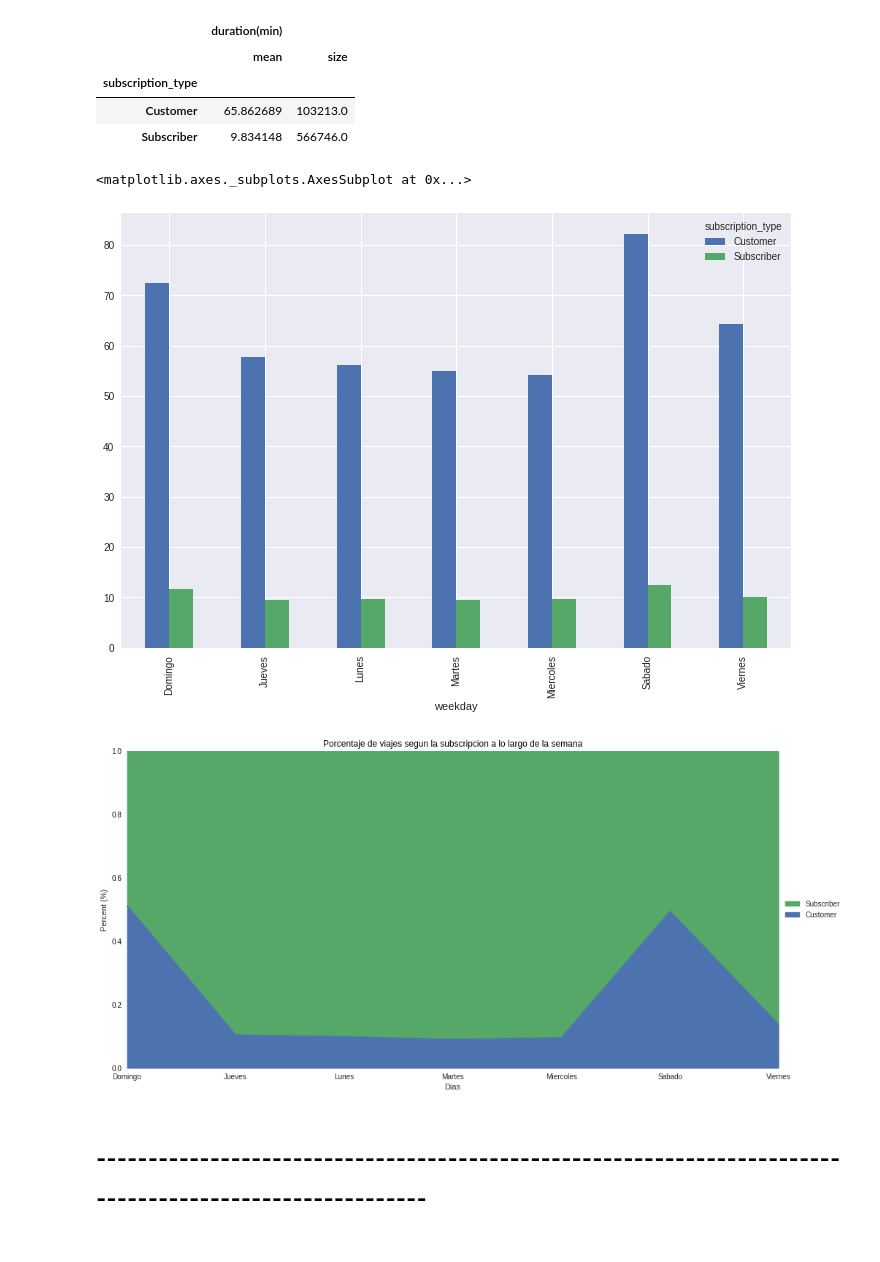
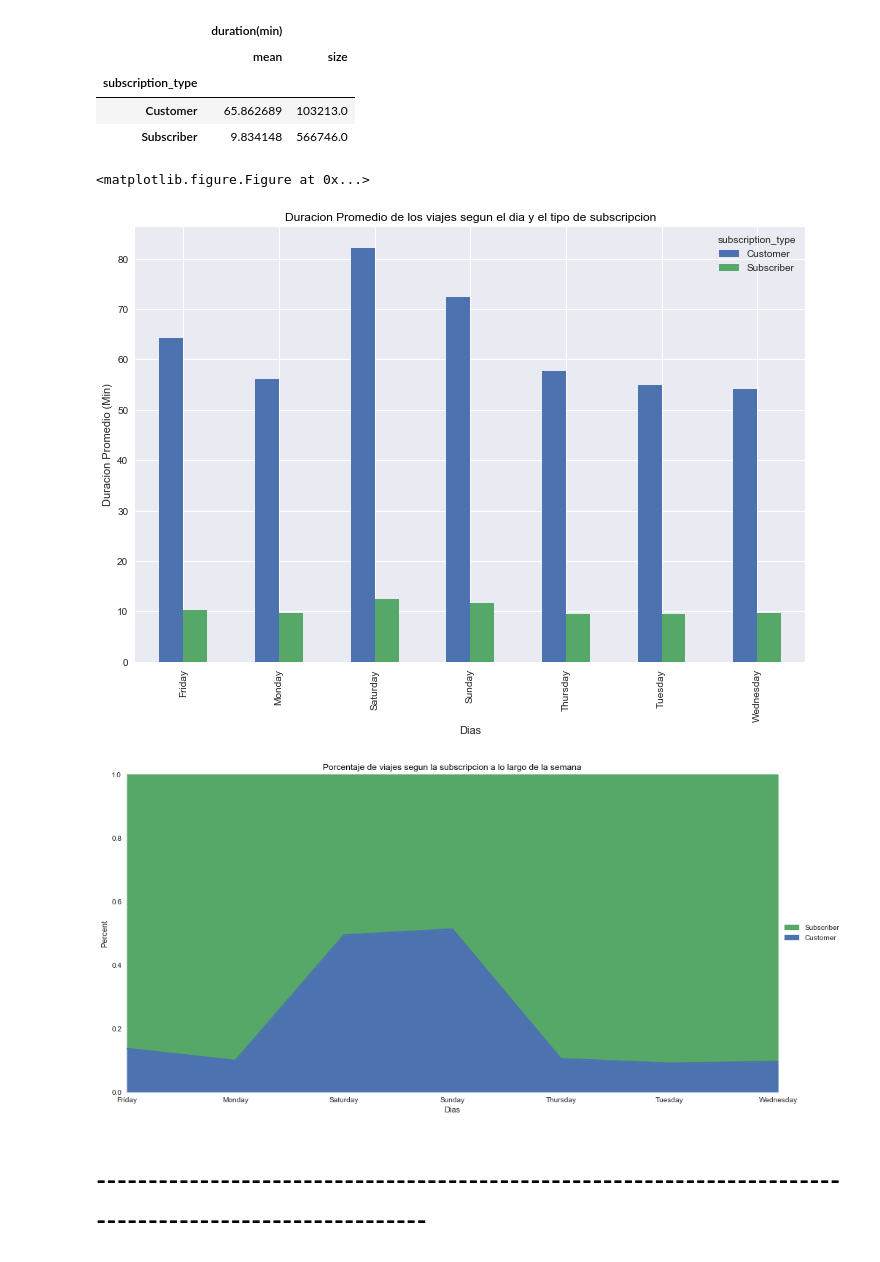
Before and after one commit to hernantain/Analisis-San-Francisco, a Jupyter notebook: analisis.ipynb, the cells around one changed output. Cells and saved outputs as stored; diff of their text form; code cells hidden in the pictures.

```diff
--- a/analisis.ipynb
+++ b/analisis.ipynb
@@ -247,0 +251,2 @@ cloudy_stats.groupby('cloud_cover').mean()['duration(min)'].plot(figsize=(14,4))
+# %%
+trip_meta['month'] = trip_meta.start_date.apply(lambda x: x.month)
@@ -421,38 +444,44 @@ subscription_trips
 | Subscriber | 9.834148 | 566746.0 |
 # %%
 subscription_trips2 = trip_meta.loc[:,['duration(min)','subscription_type','start_date2']]
-subscription_trips2['weekday'] = subscription_trips2['start_date2'].apply(lambda x: x.weekday())
-subscription_trips2['weekday'] = subscription_trips2['weekday'].apply(lambda x: dia[x])
-subscription_trips2 = subscription_trips2.loc[:,['duration(min)','subscription_type','weekday']].groupby(['weekday','subscription_type']).agg([np.mean])
+subscription_trips2['weekday'] = subscription_trips2['start_date2'].apply(lambda x: x.strftime("%A"))
+subscription_trips2 = subscription_trips2.loc[:,['duration(min)','subscription_type','weekday']].\
+                                                    groupby(['weekday','subscription_type']).agg([np.mean])
 subscription_trips2 = pd.DataFrame(subscription_trips2.to_records())
 subscription_trips2.columns = ['weekday','subscription_type','Avg Trip']
 subscription_trips2 = pd.pivot_table(subscription_trips2,values='Avg Trip',columns='subscription_type',index='weekday')
-subscription_trips2.plot.bar(figsize=(12,8))
-# Agregar que hay en el eje Y o un titulo del grafico
+
+f = plt.figure()
+ax = subscription_trips2.plot.bar(figsize=(12,8))
+plt.title('Duracion Promedio de los viajes segun el dia y el tipo de subscripcion', color='black')
+ax.set_ylabel('Duracion Promedio (Min)');
+ax.set_xlabel('Dias');
+plt.show()
 # %% [output]
-<matplotlib.axes._subplots.AxesSubplot at 0x...>
+<matplotlib.figure.Figure at 0x...>
-[figure, old version]
+[figure, new version]
 # %%
 subscription_trips3 = trip_meta.loc[:,['duration(min)','subscription_type','start_date2']]
-subscription_trips3['weekday'] = subscription_trips3['start_date2'].apply(lambda x: x.weekday())
-subscription_trips3['weekday'] = subscription_trips3['weekday'].apply(lambda x: dia[x])
-subscription_trips3 = subscription_trips3.loc[:,['duration(min)','subscription_type','weekday']].groupby(['weekday','subscription_type']).agg([np.size])
+subscription_trips3['weekday'] = subscription_trips3['start_date2'].apply(lambda x: x.strftime("%A"))
+subscription_trips3 = subscription_trips3.loc[:,['duration(min)','subscription_type','weekday']].\
+                                        groupby(['weekday','subscription_type']).agg([np.size])
 subscription_trips3 = pd.DataFrame(subscription_trips3.to_records())
 subscription_trips3.columns = ['weekday','subscription_type','trips']
-subscription_trips3 = pd.pivot_table(subscription_trips3,values='trips',columns='subscription_type',index='weekday')
+subscription_trips3 = pd.pivot_table(
+                            subscription_trips3,values='trips',columns='subscription_type',index='weekday')
 subscription_trips3 = subscription_trips3.divide(subscription_trips3.sum(axis=1),axis=0)
 
 f = plt.figure()
 plt.title('Porcentaje de viajes segun la subscripcion a lo largo de la semana', color='black')
 ax = subscription_trips3.plot(kind='area', stacked=True,figsize=(16,8),ax=f.gca())
 handles, labels = ax.get_legend_handles_labels()
-ax.set_ylabel('Percent (%)');
+ax.set_ylabel('Percent');
 ax.set_xlabel('Dias');
 ax.set_ylim(0,1)
 plt.legend(handles[::-1], labels[::-1],loc='center left', bbox_to_anchor=(1.0, 0.5))
 plt.show()
 # %% [output]
-[figure, old version]
+[figure, new version]
 # %% [markdown]
 # --------------------------------------------------------------------------------------------------------
 # %% [markdown]
```
Also changed, not shown: parts of 16 cells of this notebook.
